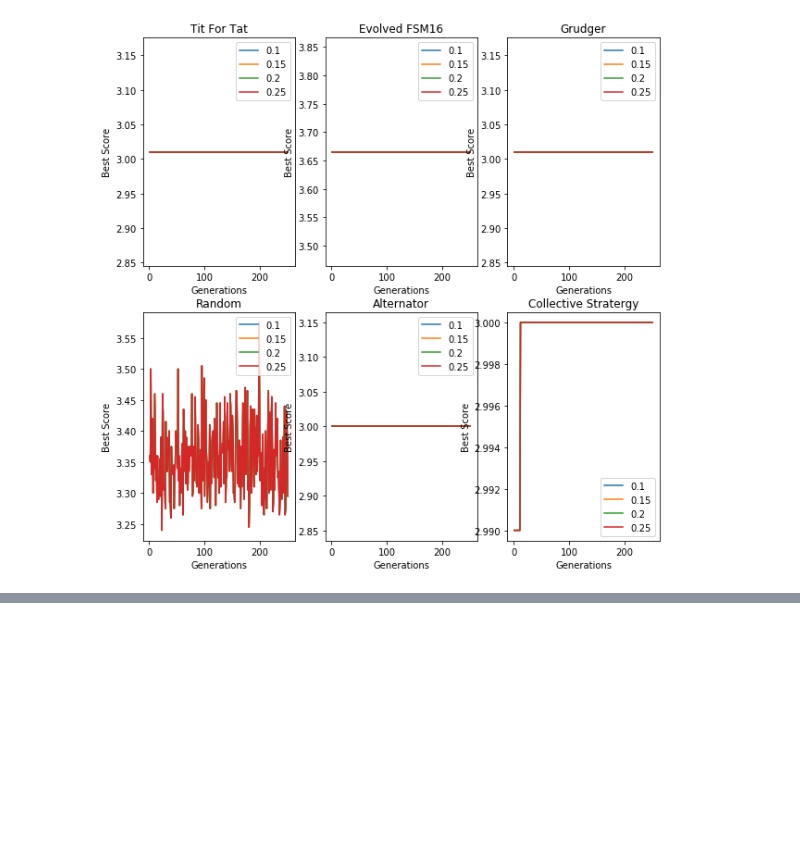
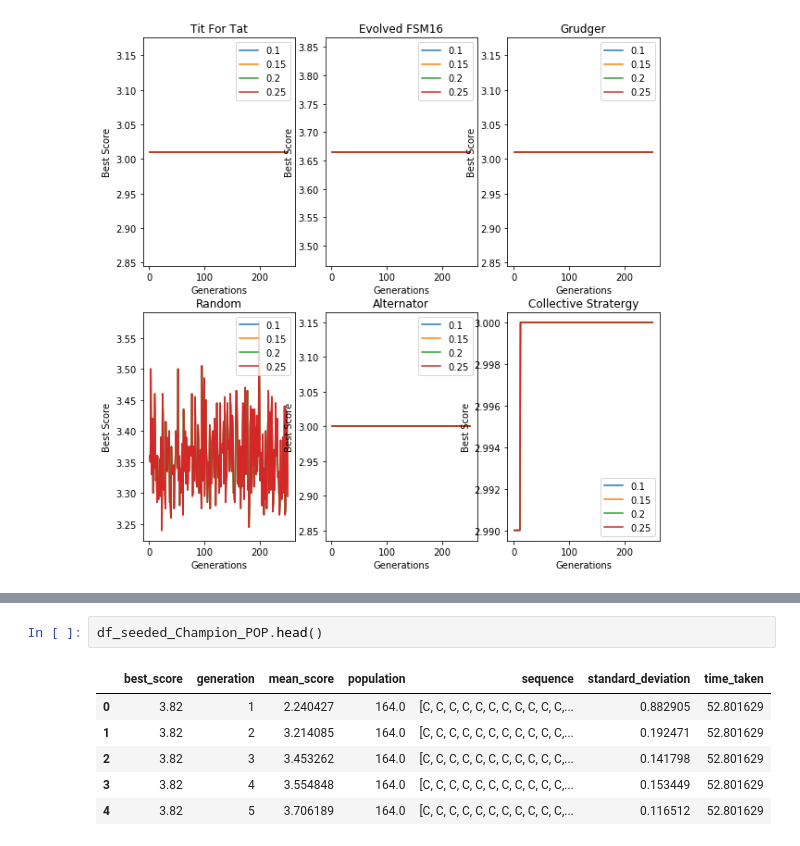
Before and after one commit to GitToby/FinalYearProject, a Jupyter notebook: code/notebooks/intro analysis.ipynb, the cells around one changed output, grey strips where cells are left out. Drawn from its saved outputs; the diff is of its cells as text; blank space fills up the shorter version.

```diff
--- a/code/notebooks/intro analysis.ipynb
+++ b/code/notebooks/intro analysis.ipynb
@@ -1411,0 +1411,9 @@ basic_gen_plot(mut_freq_dict_NEW,"mutation_frequency")
+# %%
+df_seeded_Champion_POP.head()
+# %% [output]
+|  | best_score | generation | mean_score | population | sequence | standard_deviation | time_taken |
+| 0 | 3.82 | 1 | 2.240427 | 164.0 | [C, C, C, C, C, C, C, C, C, C, C,... | 0.882905 | 52.801629 |
+| 1 | 3.82 | 2 | 3.214085 | 164.0 | [C, C, C, C, C, C, C, C, C, C, C,... | 0.192471 | 52.801629 |
+| 2 | 3.82 | 3 | 3.453262 | 164.0 | [C, C, C, C, C, C, C, C, C, C, C,... | 0.141798 | 52.801629 |
+| 3 | 3.82 | 4 | 3.554848 | 164.0 | [C, C, C, C, C, C, C, C, C, C, C,... | 0.153449 | 52.801629 |
+| 4 | 3.82 | 5 | 3.706189 | 164.0 | [C, C, C, C, C, C, C, C, C, C, C,... | 0.116512 | 52.801629 |
```
Also changed, not shown: parts of 25 cells of this notebook, 3 other files.
